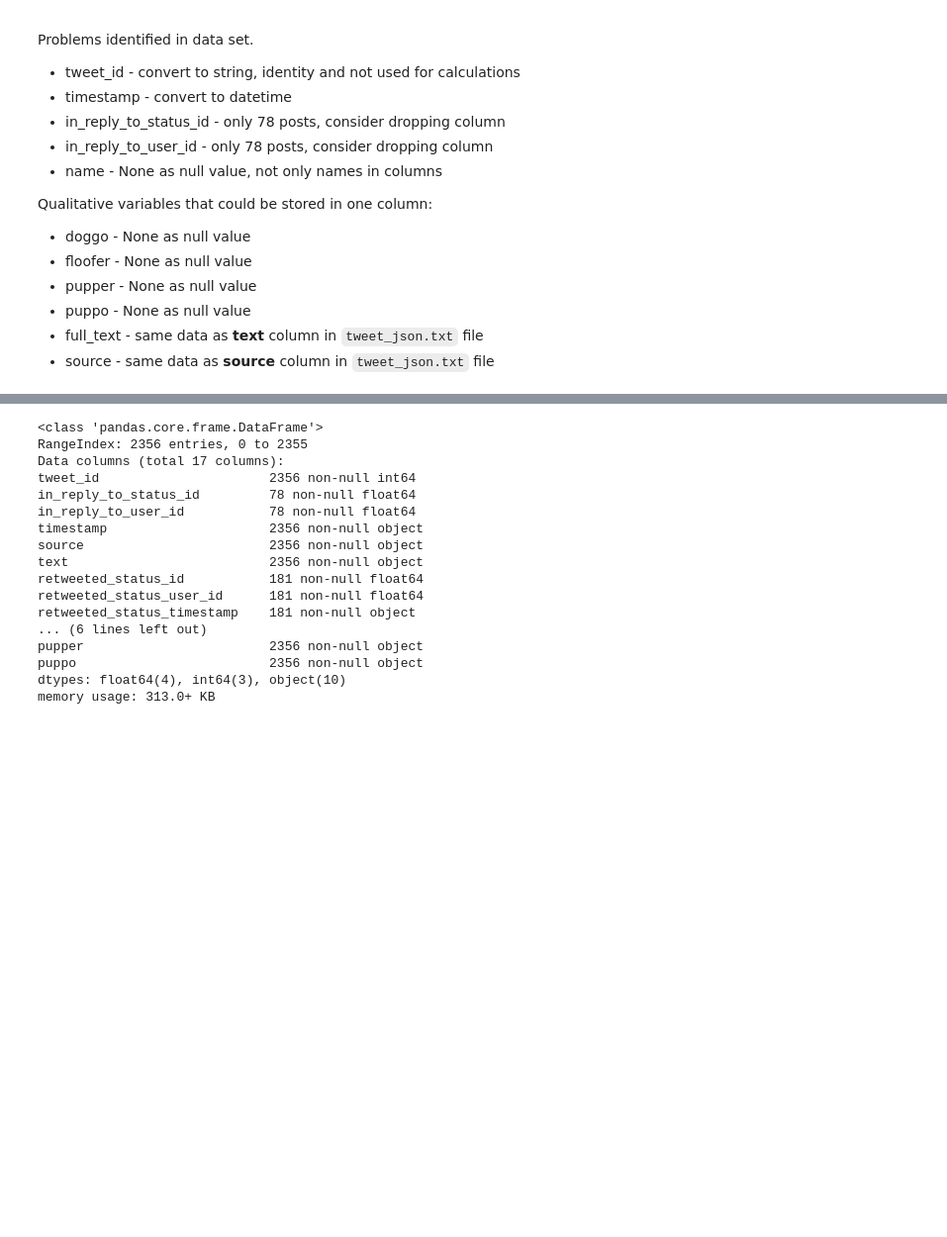
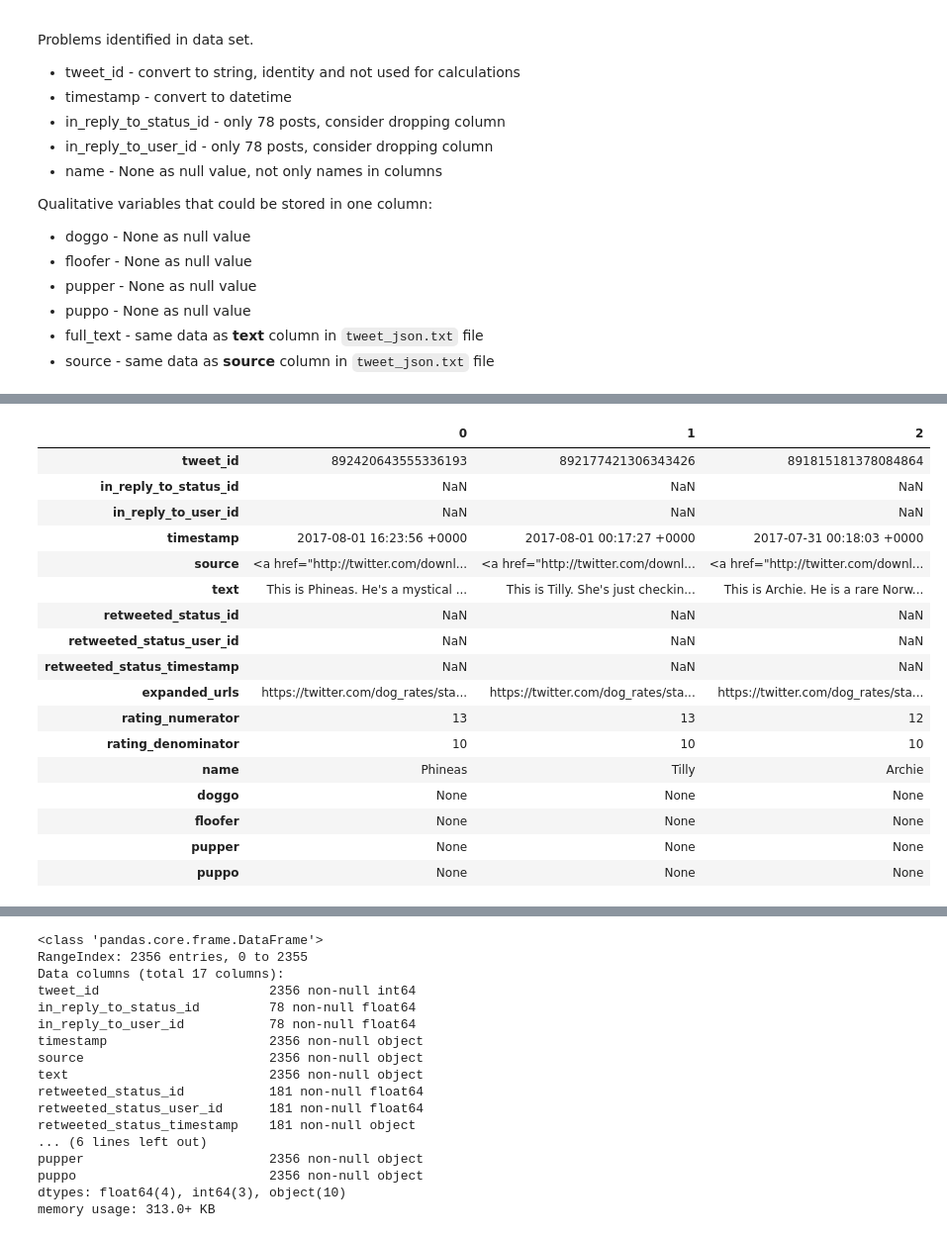
Before and after one commit to marcusholmgren/wrangle-weratedogs, a Jupyter notebook: wrangle_act.ipynb, the cells around one changed output, grey strips where cells are left out. Shown: that part at 99% size. Cells and saved outputs as stored; diff of their text form; code cells hidden in the pictures; blank space fills up the shorter version.

```diff
--- a/wrangle_act.ipynb
+++ b/wrangle_act.ipynb
@@ -194,0 +177,21 @@ twitter_df.iloc[:5, 7:]
+# %%
+twitter_df.head(n=3).transpose()
+# %% [output]
+|  | 0 | 1 | 2 |
+| tweet_id | 892420643555336193 | 892177421306343426 | 891815181378084864 |
+| in_reply_to_status_id | NaN | NaN | NaN |
+| in_reply_to_user_id | NaN | NaN | NaN |
+| timestamp | 2017-08-01 16:23:56 +0000 | 2017-08-01 00:17:27 +0000 | 2017-07-31 00:18:03 +0000 |
+| source | <a href="http://twitter.com/downl... | <a href="http://twitter.com/downl... | <a href="http://twitter.com/downl... |
+| text | This is Phineas. He's a mystical ... | This is Tilly. She's just checkin... | This is Archie. He is a rare Norw... |
+| retweeted_status_id | NaN | NaN | NaN |
+| retweeted_status_user_id | NaN | NaN | NaN |
+| retweeted_status_timestamp | NaN | NaN | NaN |
+| expanded_urls | https://twitter.com/dog_rates/sta... | https://twitter.com/dog_rates/sta... | https://twitter.com/dog_rates/sta... |
+| rating_numerator | 13 | 13 | 12 |
+| rating_denominator | 10 | 10 | 10 |
+| name | Phineas | Tilly | Archie |
+| doggo | None | None | None |
+| floofer | None | None | None |
+| pupper | None | None | None |
+| puppo | None | None | None |
```
Also changed, not shown: parts of 16 cells of this notebook.
